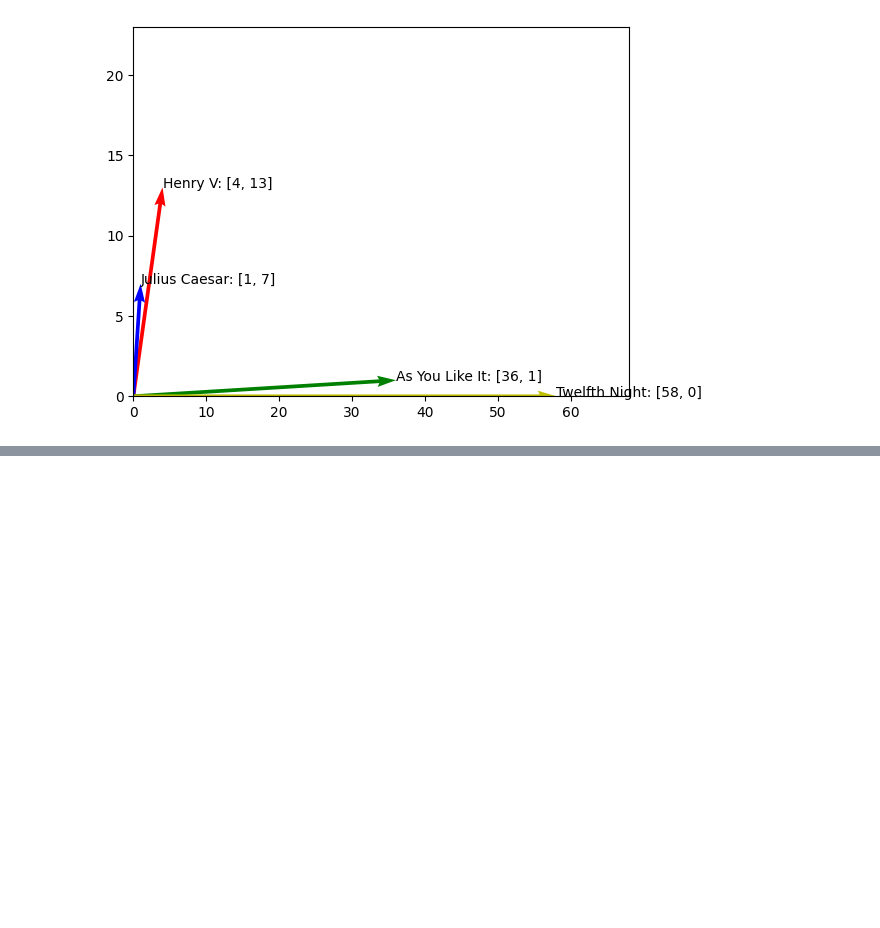
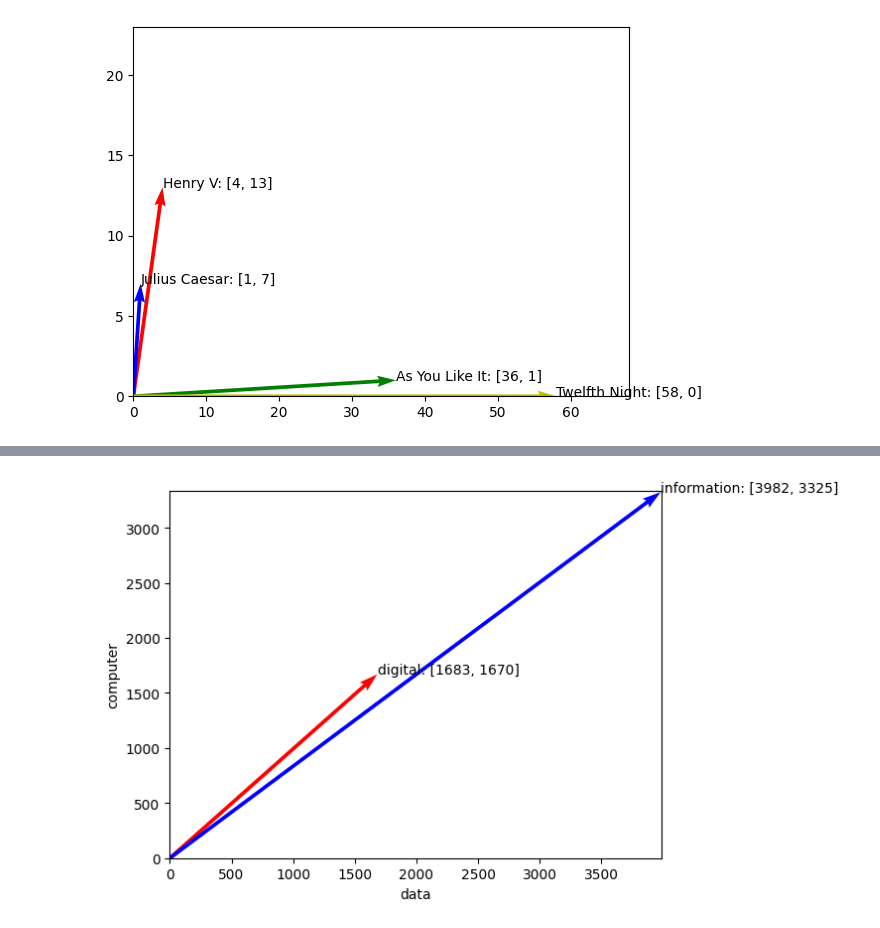
Before and after one commit to gao-hongnan/gaohn-galaxy, a Jupyter notebook: galaxy/deep_learning/natural_language_processing/vector_semantics_and_embeddings/words_and_vectors/concept.ipynb, the cells around one changed output, grey strips where cells are left out. Saved outputs shown, nothing was run; the diff lists cells and outputs as text; code cells hidden in the pictures; blank space fills up the shorter version.

```diff
--- a/galaxy/deep_learning/natural_language_processing/vector_semantics_and_embeddings/words_and_vectors/concept.ipynb
+++ b/galaxy/deep_learning/natural_language_processing/vector_semantics_and_embeddings/words_and_vectors/concept.ipynb
@@ -174,7 +200,14 @@ def plot_quiver(
 # %% [markdown]
 Let's create a 2d-matrix with only the features `fool` and `battle`, as follows.
 # %%
-X_2d = np.array([[4, 13], [1, 7], [36, 1], [58, 0]])
+X_2d = np.array(
+    [
+        [4, 13],
+        [1, 7],
+        [36, 1],
+        [58, 0],
+    ]
+)
 pprint(X_2d)
 # %% [output]
 array([[ 4, 13],
@@ -182,7 +215,12 @@ array([[ 4, 13],
 │      [36,  1],
 │      [58,  0]])
 # %%
-documents = ["Henry V", "Julius Caesar", "As You Like It", "Twelfth Night"]
+documents = [
+    "Henry V",
+    "Julius Caesar",
+    "As You Like It",
+    "Twelfth Night",
+]
 # %%
 fig, ax = plt.subplots()
 
@@ -310,0 +410,33 @@ Check that indeed the matrix should be $|V| \times|V|$. Here is example only?
+# %%
+digital = np.array([1683, 1670])
+information = np.array([3982, 3325])
+annotations = ["digital", "information"]
+X_2d = np.array([digital, information])
+
+fig, ax = plt.subplots()
+
+# set x and y limits to display only the first quadrant
+ax.set_xlim([0, X_2d[:, 0].max() + 10])
+ax.set_ylim([0, X_2d[:, 1].max() + 10])
+
+# plot the quiver arrows
+quiver = plot_quiver(
+    ax,
+    np.zeros(X_2d.shape[0]),
+    np.zeros(X_2d.shape[0]),
+    X_2d[:, 0],
+    X_2d[:, 1],
+    angles="xy",
+    scale_units="xy",
+    scale=1,
+    color=["r", "b", "g", "y"],
+)
+ax.set_xlabel("data")
+ax.set_ylabel("computer")
+# annotate the arrows with the words
+for i, word in enumerate(annotations):
+    word_vector = f"{word}: [{X_2d[i, 0]}, {X_2d[i, 1]}]"
+    ax.annotate(word_vector, (X_2d[i, 0], X_2d[i, 1]))
+plt.show();
+# %% [output]
+[figure, added]
```
Also changed, not shown: parts of 17 cells of this notebook, 10 other files.
